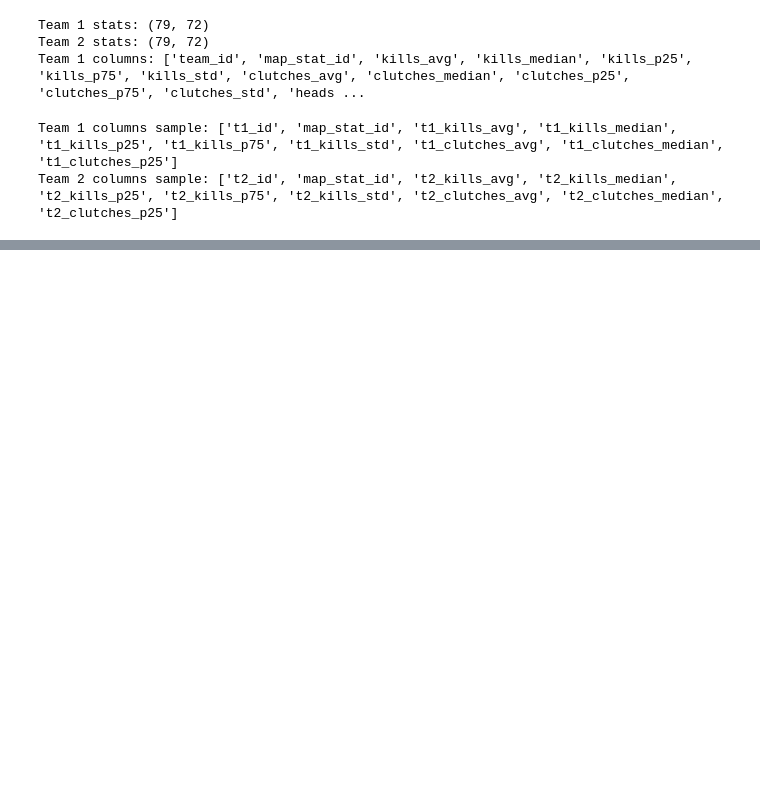
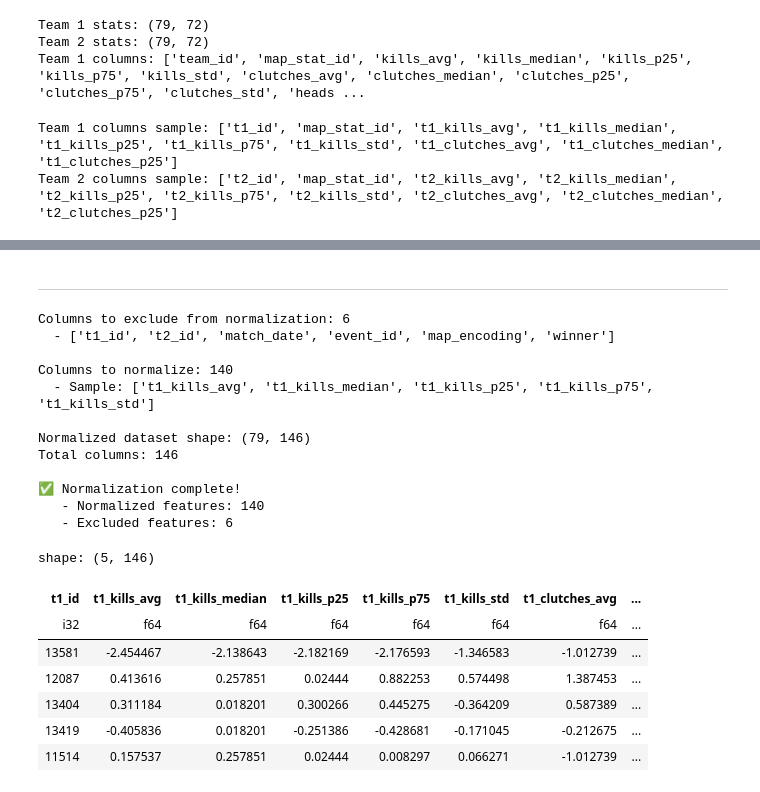
Before and after one commit to talDoFlemis/clutch-or-predict, a Jupyter notebook: notebooks/02-match-predictor.ipynb, the cells around one changed output, grey strips where cells are left out. Drawn from its saved outputs; the diff is of its cells as text; code cells hidden in the pictures; blank space fills up the shorter version.

```diff
--- a/notebooks/02-match-predictor.ipynb
+++ b/notebooks/02-match-predictor.ipynb
@@ -282,0 +327,49 @@ shape: (5, 146)
+# %% [markdown]
+-----
+# %%
+# Identify columns to normalize (all numerical stats, excluding IDs, metadata, map_encoding, and target)
+# Columns to exclude from normalization
+columns_to_exclude = ['t1_id', 't2_id', 'match_date', 'event_id', 'map_encoding', 'winner']
+
+# Get columns to normalize
+columns_to_normalize = [col for col in match_dataset.columns if col not in columns_to_exclude]
+
+print(f"Columns to exclude from normalization: {len(columns_to_exclude)}")
+print(f"  - {columns_to_exclude}")
+print(f"\nColumns to normalize: {len(columns_to_normalize)}")
+print(f"  - Sample: {columns_to_normalize[:5]}")
+
+# Convert to pandas for easier sklearn integration
+match_df = match_dataset.to_pandas()
+
+# Initialize the scaler
+scaler = StandardScaler()
+
+# Fit and transform the numerical columns
+match_df[columns_to_normalize] = scaler.fit_transform(match_df[columns_to_normalize])
+
+# Convert back to polars
+match_dataset_normalized = pl.from_pandas(match_df)
+
+match_dataset_normalized.head()
+# %% [output]
+Columns to exclude from normalization: 6
+  - ['t1_id', 't2_id', 'match_date', 'event_id', 'map_encoding', 'winner']
+
+Columns to normalize: 140
+  - Sample: ['t1_kills_avg', 't1_kills_median', 't1_kills_p25', 't1_kills_p75', 't1_kills_std']
+
+Normalized dataset shape: (79, 146)
+Total columns: 146
+
+✅ Normalization complete!
+   - Normalized features: 140
+   - Excluded features: 6
+shape: (5, 146)
+| t1_id | t1_kills_avg | t1_kills_median | t1_kills_p25 | t1_kills_p75 | t1_kills_std | t1_clutches_avg | ... |
+| i32 | f64 | f64 | f64 | f64 | f64 | f64 | ... |
+| 13581 | -2.454467 | -2.138643 | -2.182169 | -2.176593 | -1.346583 | -1.012739 | ... |
+| 12087 | 0.413616 | 0.257851 | 0.02444 | 0.882253 | 0.574498 | 1.387453 | ... |
+| 13404 | 0.311184 | 0.018201 | 0.300266 | 0.445275 | -0.364209 | 0.587389 | ... |
+| 13419 | -0.405836 | 0.018201 | -0.251386 | -0.428681 | -0.171045 | -0.212675 | ... |
+| 11514 | 0.157537 | 0.257851 | 0.02444 | 0.008297 | 0.066271 | -1.012739 | ... |
```
Also changed, not shown: parts of 3 cells of this notebook.
